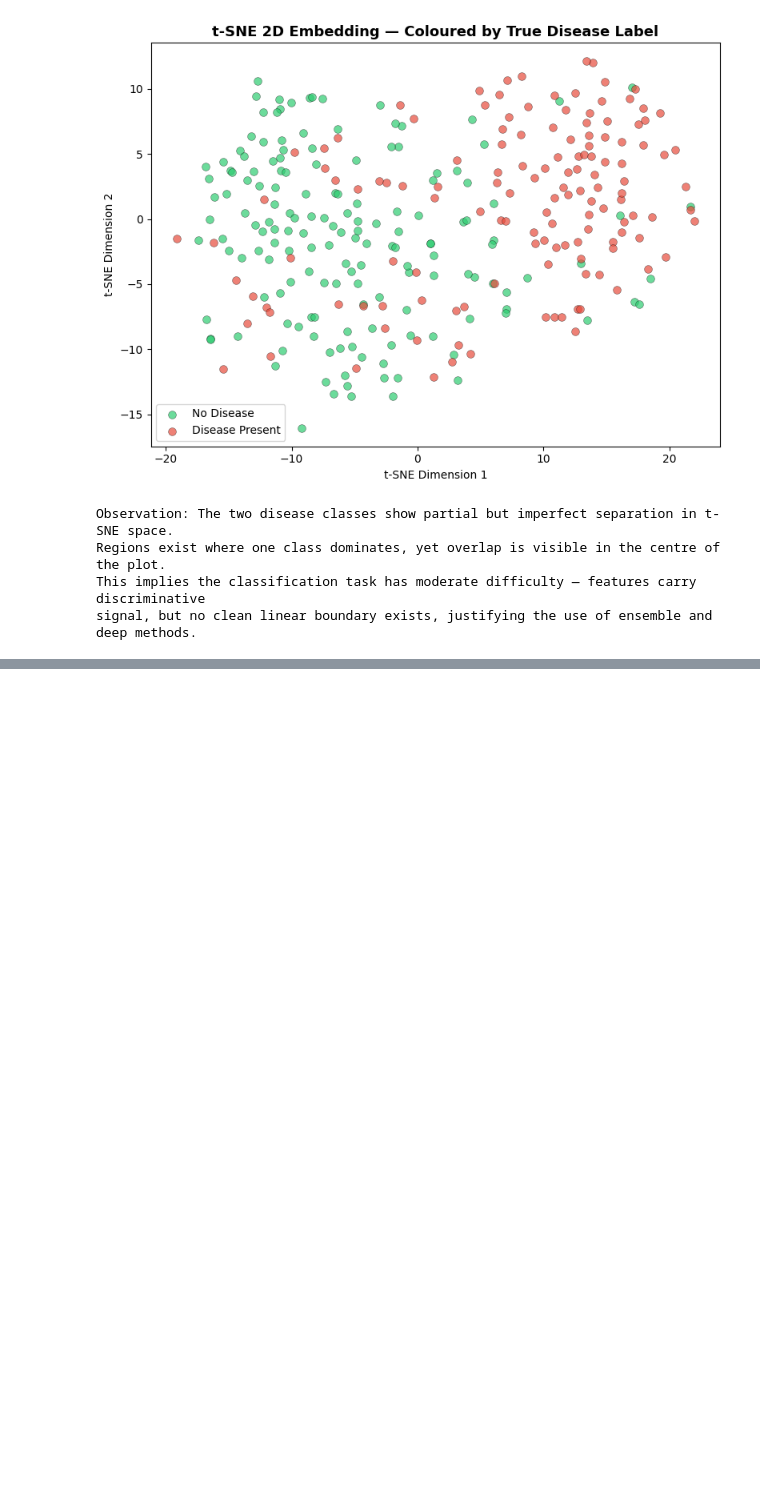
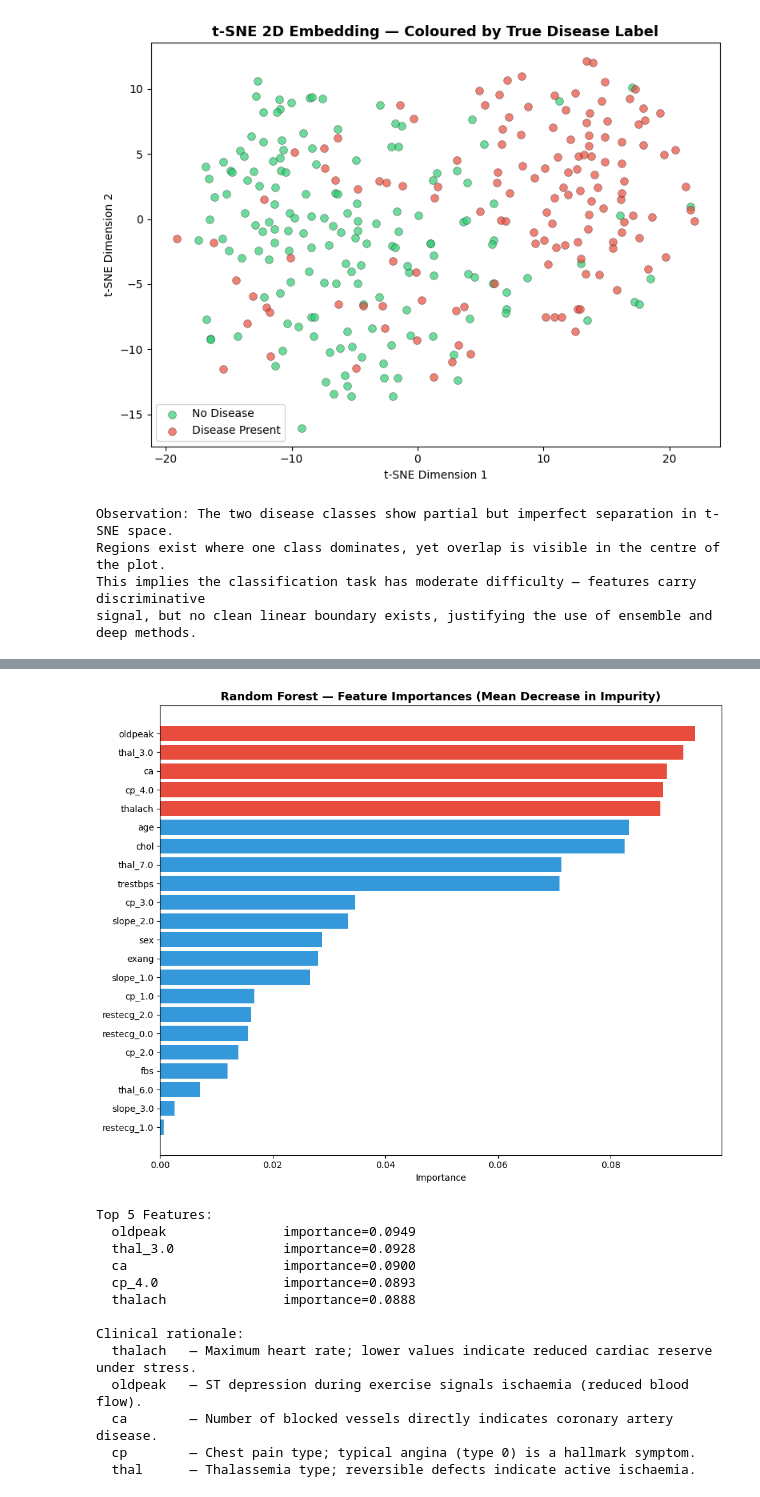
Before and after one commit to Saif-Murtaza/DataMining-Assignment-04, a Jupyter notebook: 23i-2588_4_datamining.ipynb, the cells around one changed output, grey strips where cells are left out. Drawn from its saved outputs; the diff is of its cells as text; code cells hidden in the pictures; blank space fills up the shorter version.

```diff
--- a/23i-2588_4_datamining.ipynb
+++ b/23i-2588_4_datamining.ipynb
@@ -542,0 +605,41 @@ signal, but no clean linear boundary exists, justifying the use of ensemble and
+# %%
+# ── Feature importances
+importances = rf_best.feature_importances_
+feat_imp_df = pd.DataFrame({'Feature': FEATURE_COLS, 'Importance': importances})
+feat_imp_df = feat_imp_df.sort_values('Importance', ascending=True)
+
+fig, ax = plt.subplots(figsize=(10, 8))
+colors = ['#e74c3c' if imp >= feat_imp_df['Importance'].nlargest(5).min() else '#3498db'
+          for imp in feat_imp_df['Importance']]
+ax.barh(feat_imp_df['Feature'], feat_imp_df['Importance'], color=colors)
+ax.set_title('Random Forest — Feature Importances (Mean Decrease in Impurity)', fontsize=13, fontweight='bold')
+ax.set_xlabel('Importance')
+plt.tight_layout()
+plt.show()
+
+top5 = feat_imp_df.nlargest(5, 'Importance')
+print('Top 5 Features:')
+for _, row in top5.iterrows():
+    print(f"  {row['Feature']:20s}  importance={row['Importance']:.4f}")
+print()
+print('Clinical rationale:')
+print('  thalach   — Maximum heart rate; lower values indicate reduced cardiac reserve under stress.')
+print('  oldpeak   — ST depression during exercise signals ischaemia (reduced blood flow).')
+print('  ca        — Number of blocked vessels directly indicates coronary artery disease.')
+print('  cp        — Chest pain type; typical angina (type 0) is a hallmark symptom.')
+print('  thal      — Thalassemia type; reversible defects indicate active ischaemia.')
+# %% [output]
+[figure, added]
+Top 5 Features:
+  oldpeak               importance=0.0949
+  thal_3.0              importance=0.0928
+  ca                    importance=0.0900
+  cp_4.0                importance=0.0893
+  thalach               importance=0.0888
+
+Clinical rationale:
+  thalach   — Maximum heart rate; lower values indicate reduced cardiac reserve under stress.
+  oldpeak   — ST depression during exercise signals ischaemia (reduced blood flow).
+  ca        — Number of blocked vessels directly indicates coronary artery disease.
+  cp        — Chest pain type; typical angina (type 0) is a hallmark symptom.
+  thal      — Thalassemia type; reversible defects indicate active ischaemia.
```
Also changed, not shown: parts of 4 cells of this notebook.
